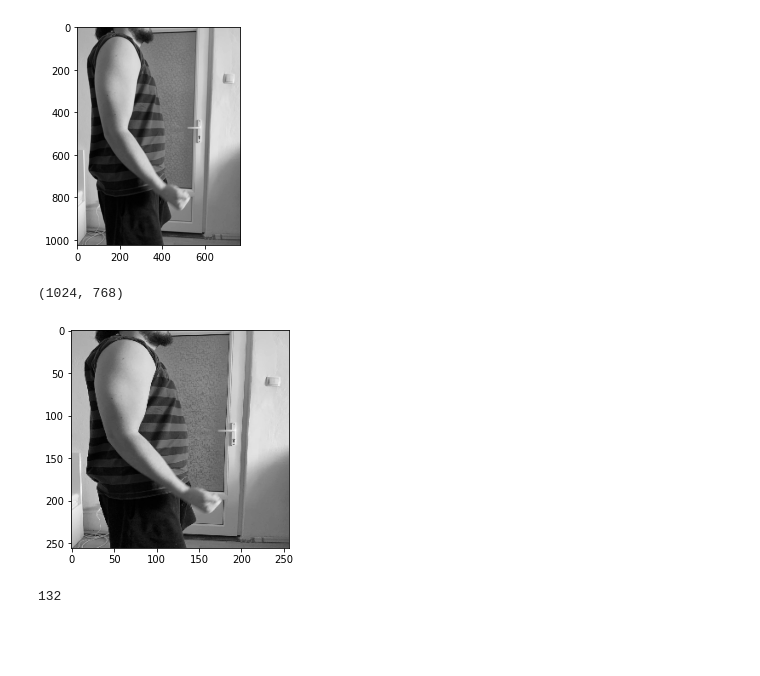
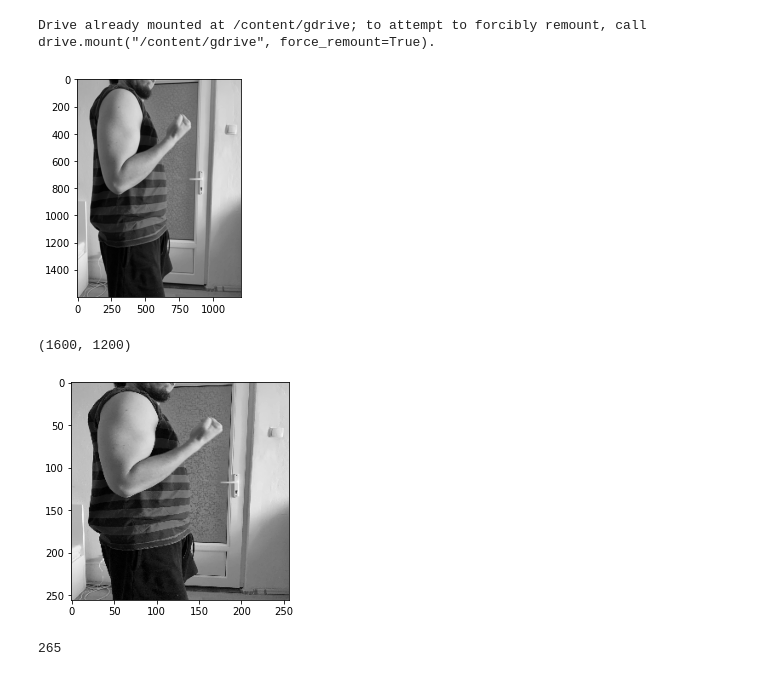
Before and after one commit to bogdy9912/MDS-Project, a Jupyter notebook: AI/cnn/cnn_model.ipynb, the cells around one changed output. Drawn from its saved outputs; the diff is of its cells as text; code cells hidden in the pictures; blank space fills up the shorter version.

```diff
--- a/AI/cnn/cnn_model.ipynb
+++ b/AI/cnn/cnn_model.ipynb
@@ -15,35 +5,42 @@ from tensorflow.keras.layers import Dense, Dropout, Activation, Flatten, Conv2D,
 import random
 import pickle
 import zipfile
+from google.colab import drive
+drive.mount('/content/gdrive')
+import numpy as np
+import matplotlib.pyplot as plt
+import os
+import cv2
+import random
+from tensorflow.keras.callbacks import TensorBoard
+import time
+from sklearn.metrics import confusion_matrix
+# %% [output]
+Drive already mounted at /content/gdrive; to attempt to forcibly remount, call drive.mount("/content/gdrive", force_remount=True).
 # %%
-import numpy as np
-import matplotlib.pyplot as plt
-import os
-import cv2
-import random
 
-DATADIR = '/tmp/dataset'
-CATEGORIES = ['good', 'bad']
+DATADIR = '/content/gdrive/MyDrive'
+CATEGORIES = ['good form', 'bad form']
 
 for category in CATEGORIES:
   path = os.path.join(DATADIR, category)
   for img in os.listdir(path):
     img_array = cv2.imread(os.path.join(path,img), cv2.IMREAD_GRAYSCALE)
     plt.imshow(img_array,cmap="gray")
     plt.show()
     break
   break
 # %% [output]
-[figure, old version]
+[figure, new version]
 # %%
 print(img_array.shape)
 # %% [output]
-(1024, 768)
+(1600, 1200)
 # %%
 IMG_SIZE= 256
 new_array = cv2.resize(img_array, (IMG_SIZE, IMG_SIZE))
 plt.imshow(new_array, cmap = "gray")
 plt.show()
 # %% [output]
-[figure, old version]
+[figure, new version]
 # %%
@@ -62,5 +63,5 @@ create_train_data()
 # %%
-print(len(training_data))
+print(len(train_data))
 # %% [output]
-132
+265
 # %%
```
Also changed, not shown: parts of 14 cells of this notebook.
